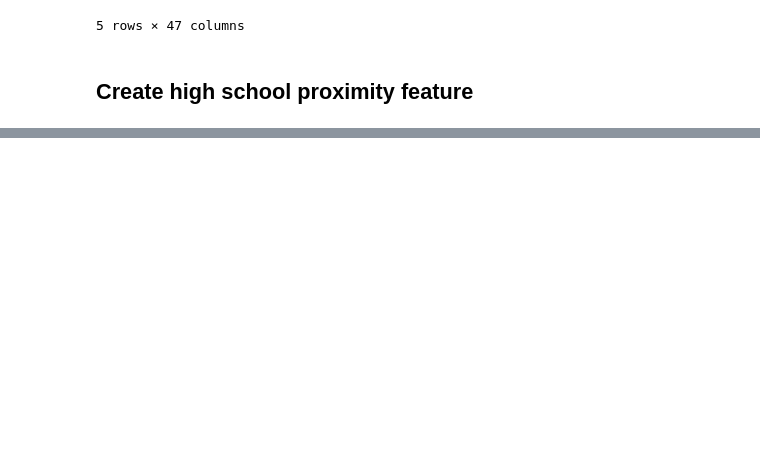
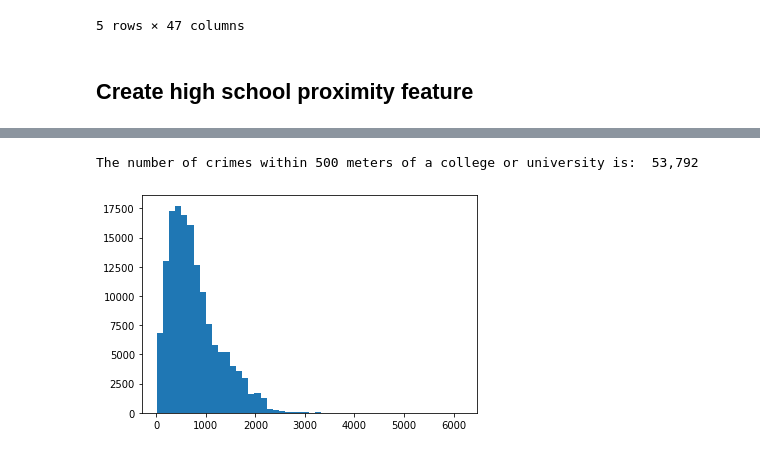
Before and after one commit to sedelmeyer/predicting-crime, a Jupyter notebook: notebooks/022_FEATURES_build_model_features.ipynb, the cells around one changed output, grey strips where cells are left out. Saved outputs shown, nothing was run; the diff lists cells and outputs as text; code cells hidden in the pictures; blank space fills up the shorter version.

Commit message:
features: finish highschool feature code, start demographics code

```diff
--- a/notebooks/022_FEATURES_build_model_features.ipynb
+++ b/notebooks/022_FEATURES_build_model_features.ipynb
@@ -610,0 +645,21 @@ df_schoolspub.loc[df_schoolspub['SCH_TYPE']=='Special']
+# %%
+%%time
+# find distance to nearest high school and create proximity indicator
+# for each crime record
+
+# set distance in meters to identify crime proximal to colleges
+threshold = 500
+
+# convert locations to numpy array for calculating distances
+highschool_locs = df_highschools[['lat', 'lon']].values
+
+# generate array of calculated distances for all crimes to all colleges
+highschool_distances = distance(crime_locs[:, None], highschool_locs)
+
+# identify minimum distances and associated college populations for each crime
+min_idx = np.argmin(highschool_distances, axis=1)
+min_distances = np.min(highschool_distances, axis=1)
+min_name = df_highschools['name'].values[min_idx]
+
+# create proximity indicator based on threshold distance
+near_highschool = (min_distances<threshold).astype(int)
@@ -610,0 +669,12 @@ df_schoolspub.loc[df_schoolspub['SCH_TYPE']=='Special']
+# %%
+print(
+    'The number of crimes within {} meters of a college or university is:  {:,}'\
+    ''.format(threshold, np.sum(near_highschool))
+)
+# %% [output]
+The number of crimes within 500 meters of a college or university is:  53,792
+# %%
+plt.hist(min_distances, bins=50)
+plt.show()
+# %% [output]
+[figure, added]
```
Also changed, not shown: parts of 29 cells of this notebook.
